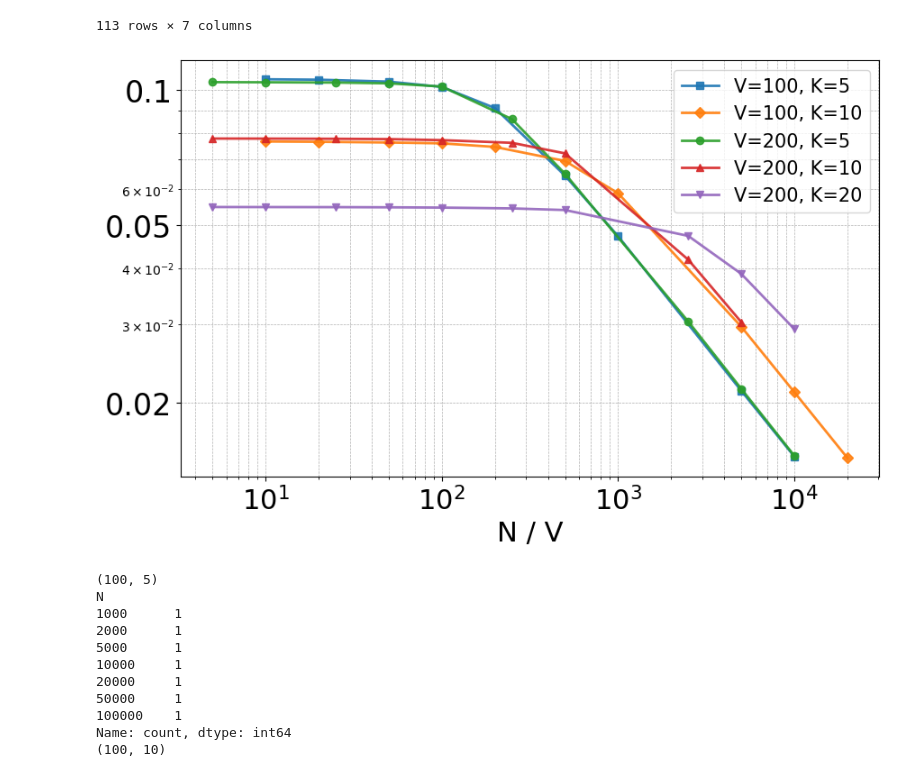
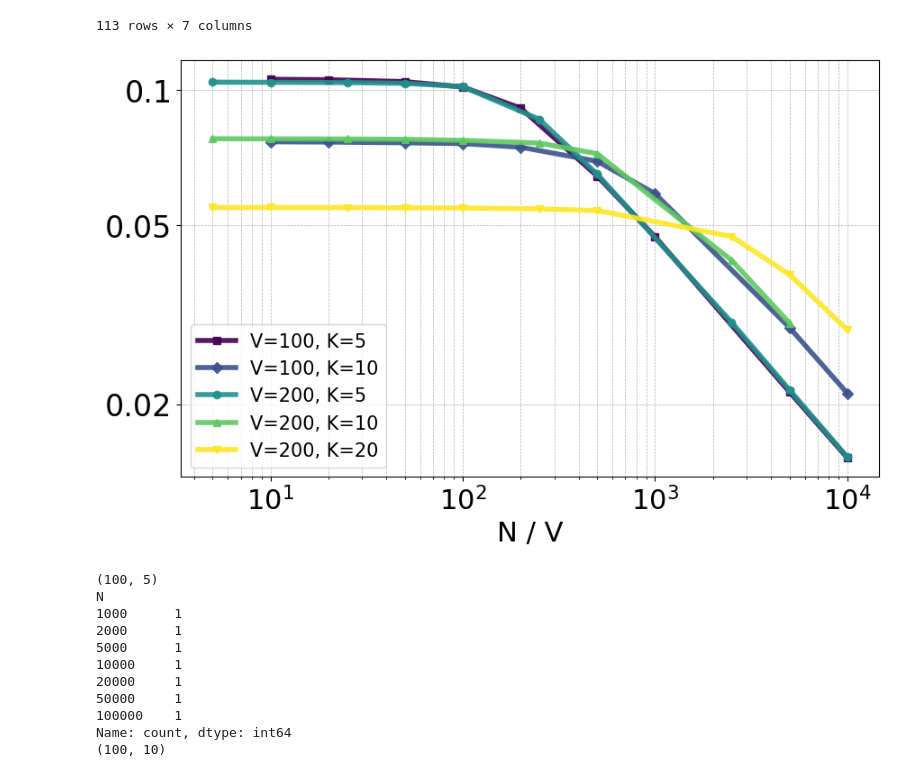
Before and after one commit to ninpnin/embedding-uncertainty-estimation, a Jupyter notebook: plots/rmse_convergence.ipynb, the cells around one changed output. Drawn from its saved outputs; the diff is of its cells as text; code cells hidden in the pictures.

Commit message:
fresh plots

```diff
--- a/plots/rmse_convergence.ipynb
+++ b/plots/rmse_convergence.ipynb
@@ -421,40 +421,50 @@ gibbs = gibbs[gibbs['method']=='Gibbs']
 
 plt.figure(figsize=(10, 6))
 
-cmap = cm.get_cmap('Pastel1', lut=len(gibbs.groupby(['V', 'K'])))
+cmap = cm.get_cmap('viridis', lut=len(gibbs.groupby(['V', 'K'])))
 markers = [ 's', 'D','o', '^', 'v', 'P']
 for idx,((V, K), df) in enumerate(gibbs.groupby(['V', 'K'])):
     # Compute N/V
     #x_values = df['N'] / V
 
     # Compute mean RMSE for each N
     gibbs_rmse = df.groupby('N')['RMSE'].mean()
-    if (V,K)==(200,10):
-        dff = df
+
     x_vals = list(gibbs_rmse.index)
     x_vals = [n/V for n in x_vals]
 
+    if (V,K)==(100,10):
+        x_vals = x_vals[:-1]
+        gibbs_rmse = gibbs_rmse[:-1]
+
     color = cmap((idx)/ len(gibbs.groupby(['V', 'K'])))
     marker = markers[idx % len(markers)]
-    plt.loglog(x_vals, gibbs_rmse,  linestyle='-', label=f'V={V}, K={K}', alpha=0.90,linewidth=2.0, marker=marker) #, color=color
+    plt.loglog(x_vals, gibbs_rmse,  linestyle='-', label=f'V={V}, K={K}', alpha=0.90,linewidth=4.0, marker=marker, color=color) #, color=color
 
 plt.xlabel('N / V', fontsize=22)
 #plt.ylabel('RMSE', fontsize=14)
 plt.legend(fontsize=15)
 #plt.title('Log-log RMSE vs N/V for each (V,K)')
 plt.grid(True, which="both", linestyle="--", linewidth=0.5)
 
 
 
+import matplotlib.ticker as ticker
+ax = plt.gca()
+# Set exactly these major ticks and remove any minor ticks.
+ax.yaxis.set_major_locator(ticker.FixedLocator(yticks))
+ax.yaxis.set_minor_locator(ticker.NullLocator())
+
+
 plt.yticks([],[])
 yticks = [0.02, 0.05, 0.1]
 plt.yticks(yticks, [str(tick) for tick in yticks], fontsize=24)
 
 #plt.yticks(fontsize=22)
 plt.xticks(fontsize=22)
 plt.show()
 # %% [output]
-[figure, old version]
+[figure, new version]
 # %%
 # laplace
 import matplotlib.pyplot as plt
```
Also changed, not shown: parts of 4 cells of this notebook.
